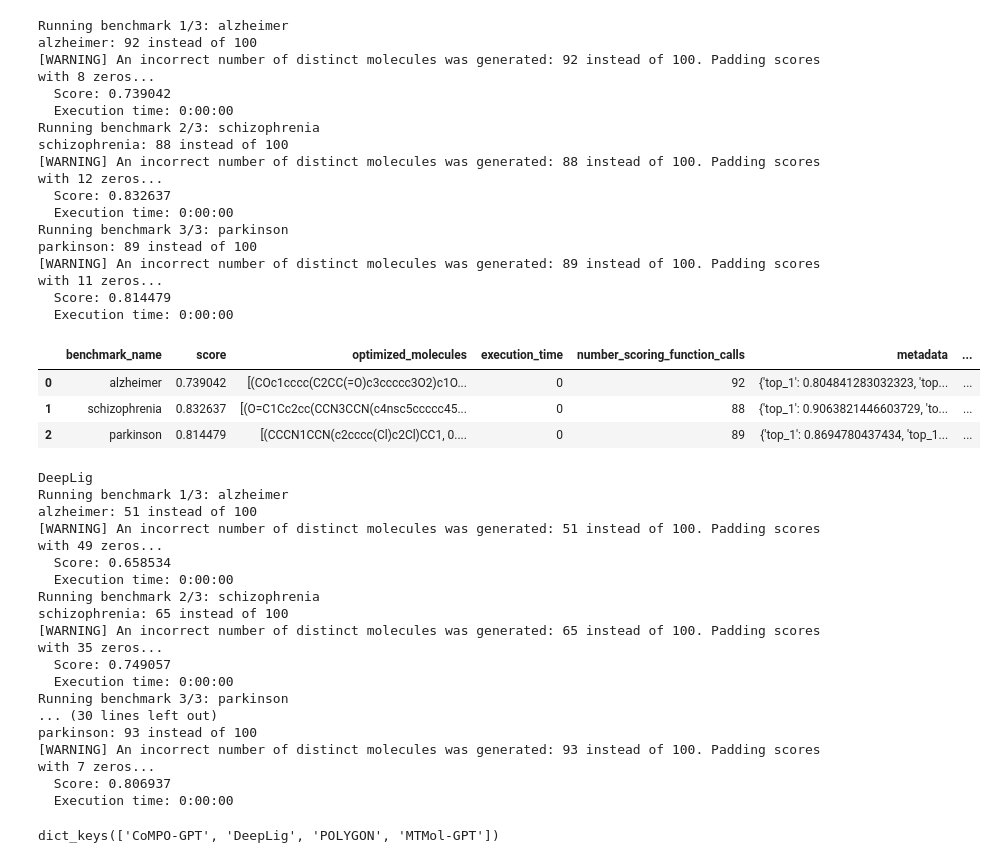
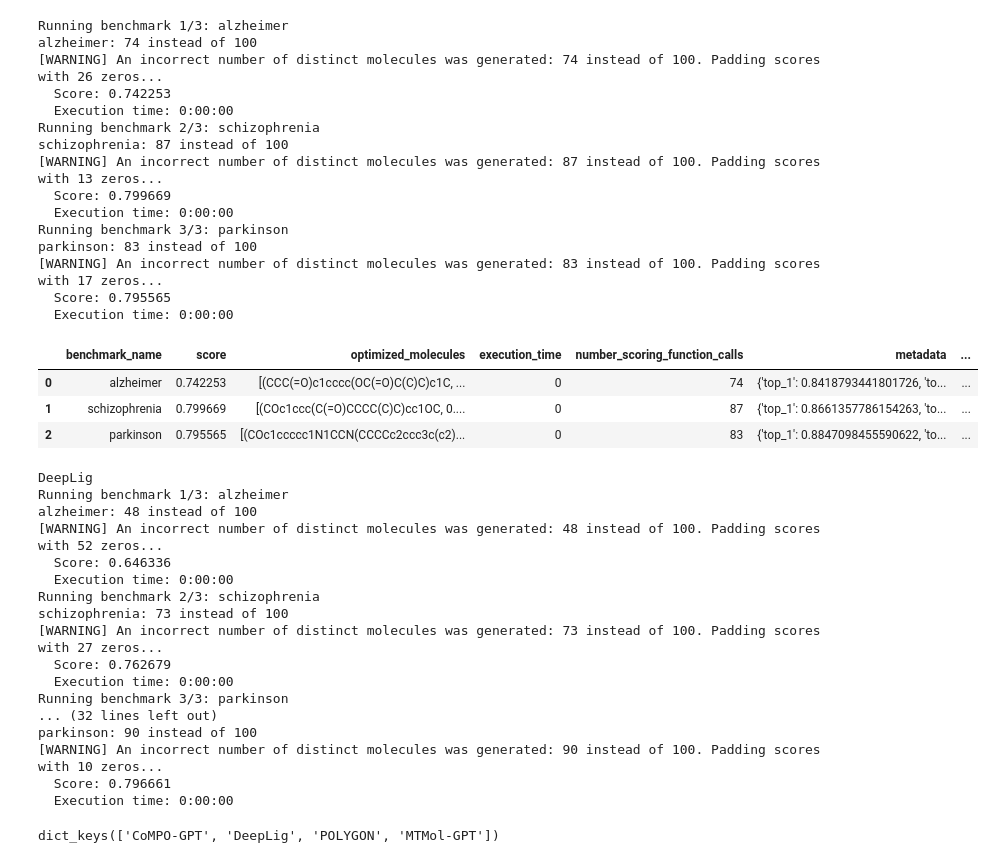
Before and after one commit to arthurcerveira/CoMPO-GPT, a Jupyter notebook: scripts/12-MPO-Benchmarks.ipynb, the cells around one changed output. Cells and saved outputs as stored; diff of their text form; code cells hidden in the pictures.

```diff
--- a/scripts/12-MPO-Benchmarks.ipynb
+++ b/scripts/12-MPO-Benchmarks.ipynb
@@ -5,46 +5,54 @@ from benchmarks.guacamol.assess_goal_directed_generation import assess_goal_dire
 import pandas as pd
 
 
 conditions = {
     "alzheimer": ["AChE", "MAOB"],
     "schizophrenia": ["D2R", "_5HT2A"],
     "parkinson": ["D2R", "D3R"],
 }
 
+condition_labels = {
+    "alzheimer": "Alzheimers",
+    "schizophrenia": "Schizophrenia",
+    "parkinson": "Parkinsons",
+}
+
 smiles_dict = {}
 
 # Load generated molecules SMILES
 for disease, targets in conditions.items():
-    targets_file = "_".join(targets) + "_SUM.csv"
+    # targets_file = "_".join(targets) + "_SUM.csv"
+    disease_label = condition_labels[disease]
+    targets_file = f"{disease_label}_SUM.csv"
     smiles_list = pd.read_csv(f"../generated_molecules/25-epoch/{targets_file}")["SMILES"].tolist()
     smiles_dict[disease] = smiles_list
 
 compo_gpt_results = assess_goal_directed_from_smiles(
     smiles_dict, json_output_file=None, benchmark_version="multitarget"
 )
 results_df = pd.DataFrame(compo_gpt_results["results"])
 results_df["Approach"] = "CoMPO-GPT"
 results_df
 # %% [output]
 Running benchmark 1/3: alzheimer
-alzheimer: 92 instead of 100
-[WARNING] An incorrect number of distinct molecules was generated: 92 instead of 100. Padding scores with 8 zeros...
-  Score: 0.739042
+alzheimer: 74 instead of 100
+[WARNING] An incorrect number of distinct molecules was generated: 74 instead of 100. Padding scores with 26 zeros...
+  Score: 0.742253
   Execution time: 0:00:00
 Running benchmark 2/3: schizophrenia
-schizophrenia: 88 instead of 100
-[WARNING] An incorrect number of distinct molecules was generated: 88 instead of 100. Padding scores with 12 zeros...
-  Score: 0.832637
+schizophrenia: 87 instead of 100
+[WARNING] An incorrect number of distinct molecules was generated: 87 instead of 100. Padding scores with 13 zeros...
+  Score: 0.799669
   Execution time: 0:00:00
 Running benchmark 3/3: parkinson
-parkinson: 89 instead of 100
-[WARNING] An incorrect number of distinct molecules was generated: 89 instead of 100. Padding scores with 11 zeros...
-  Score: 0.814479
+parkinson: 83 instead of 100
+[WARNING] An incorrect number of distinct molecules was generated: 83 instead of 100. Padding scores with 17 zeros...
+  Score: 0.795565
   Execution time: 0:00:00
 |  | benchmark_name | score | optimized_molecules | execution_time | number_scoring_function_calls | metadata | ... |
-| 0 | alzheimer | 0.739042 | [(COc1cccc(C2CC(=O)c3ccccc3O2)c1O... | 0 | 92 | {'top_1': 0.804841283032323, 'top... | ... |
-| 1 | schizophrenia | 0.832637 | [(O=C1Cc2cc(CCN3CCN(c4nsc5ccccc45... | 0 | 88 | {'top_1': 0.9063821446603729, 'to... | ... |
-| 2 | parkinson | 0.814479 | [(CCCN1CCN(c2cccc(Cl)c2Cl)CC1, 0.... | 0 | 89 | {'top_1': 0.8694780437434, 'top_1... | ... |
+| 0 | alzheimer | 0.742253 | [(CCC(=O)c1cccc(OC(=O)C(C)C)c1C, ... | 0 | 74 | {'top_1': 0.8418793441801726, 'to... | ... |
+| 1 | schizophrenia | 0.799669 | [(COc1ccc(C(=O)CCCC(C)C)cc1OC, 0.... | 0 | 87 | {'top_1': 0.8661357786154263, 'to... | ... |
+| 2 | parkinson | 0.795565 | [(COc1ccccc1N1CCN(CCCCc2ccc3c(c2)... | 0 | 83 | {'top_1': 0.8847098455590622, 'to... | ... |
 # %%
 from pathlib import Path
 import numpy as np
@@ -95,19 +103,19 @@ METHODS.keys()
 # %% [output]
 DeepLig
 Running benchmark 1/3: alzheimer
-alzheimer: 51 instead of 100
-[WARNING] An incorrect number of distinct molecules was generated: 51 instead of 100. Padding scores with 49 zeros...
-  Score: 0.658534
+alzheimer: 48 instead of 100
+[WARNING] An incorrect number of distinct molecules was generated: 48 instead of 100. Padding scores with 52 zeros...
+  Score: 0.646336
   Execution time: 0:00:00
 Running benchmark 2/3: schizophrenia
-schizophrenia: 65 instead of 100
-[WARNING] An incorrect number of distinct molecules was generated: 65 instead of 100. Padding scores with 35 zeros...
-  Score: 0.749057
+schizophrenia: 73 instead of 100
+[WARNING] An incorrect number of distinct molecules was generated: 73 instead of 100. Padding scores with 27 zeros...
+  Score: 0.762679
   Execution time: 0:00:00
 Running benchmark 3/3: parkinson
-... (30 lines left out)
-parkinson: 93 instead of 100
-[WARNING] An incorrect number of distinct molecules was generated: 93 instead of 100. Padding scores with 7 zeros...
-  Score: 0.806937
+... (32 lines left out)
+parkinson: 90 instead of 100
+[WARNING] An incorrect number of distinct molecules was generated: 90 instead of 100. Padding scores with 10 zeros...
+  Score: 0.796661
   Execution time: 0:00:00
 dict_keys(['CoMPO-GPT', 'DeepLig', 'POLYGON', 'MTMol-GPT'])
```
Also changed, not shown: parts of 3 cells of this notebook, 3 other files.
